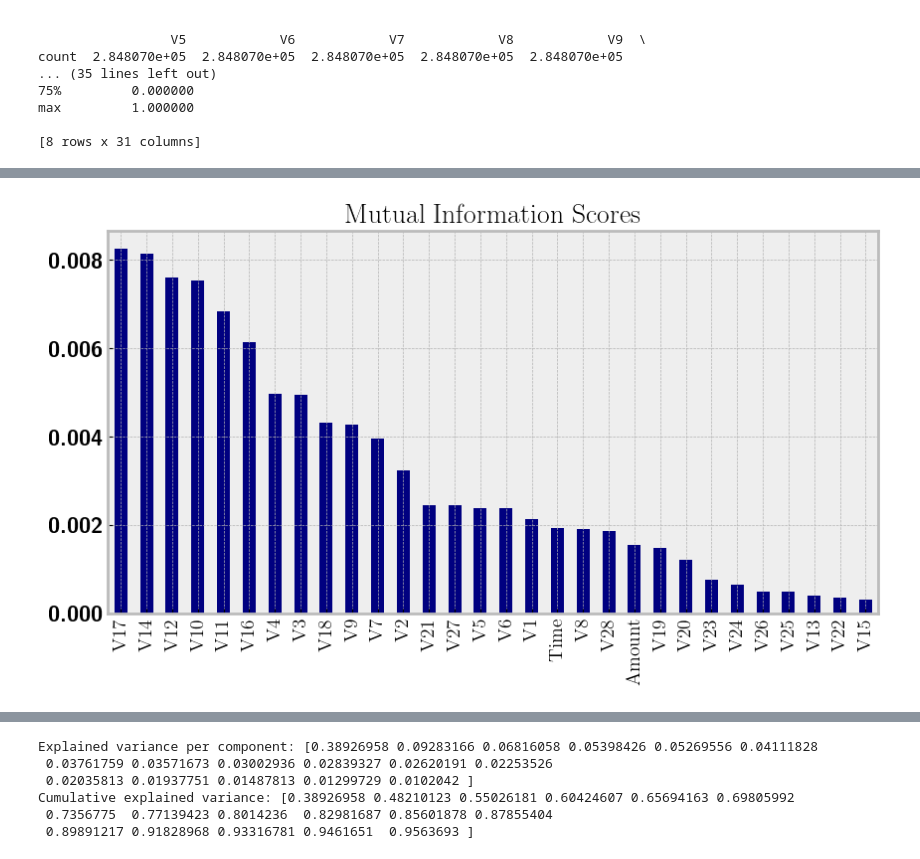
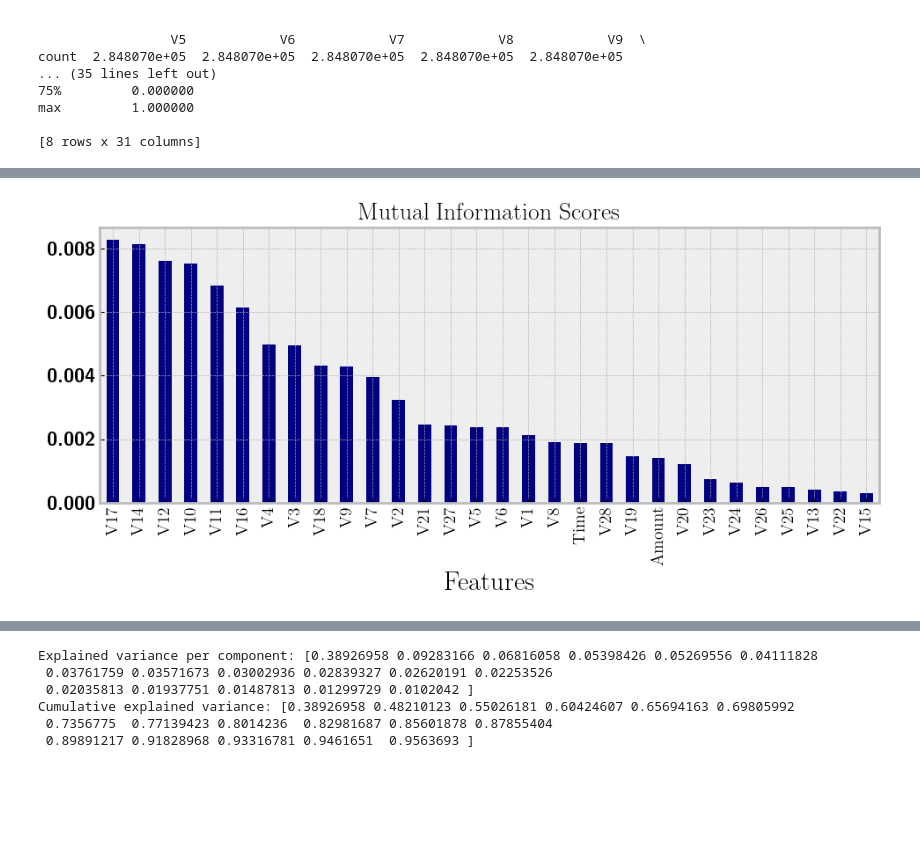
Before and after one commit to evanfrang/fraud_detection, a Jupyter notebook: fraud_eda.ipynb, the cells around one changed output, grey strips where cells are left out. Drawn from its saved outputs; the diff is of its cells as text; code cells hidden in the pictures; blank space fills up the shorter version.

```diff
--- a/fraud_eda.ipynb
+++ b/fraud_eda.ipynb
@@ -104,8 +102,10 @@ mi_scores = mutual_info_classif(X, y)
 mi_df = pd.Series(mi_scores, index=X.columns).sort_values(ascending=False)
 # %%
 mi_df.plot(kind='bar', figsize=(10, 5), title='Mutual Information Scores', color='navy')
+plt.xlabel('Features')
+plt.tight_layout()
 plt.savefig('images/mutual_info_before.jpg')
 # %% [output]
-[figure, old version]
+[figure, new version]
 # %%
 mask = np.triu(np.ones_like(corr_mat, dtype=bool))
```
Also changed, not shown: parts of 4 cells of this notebook, 6 other files.
